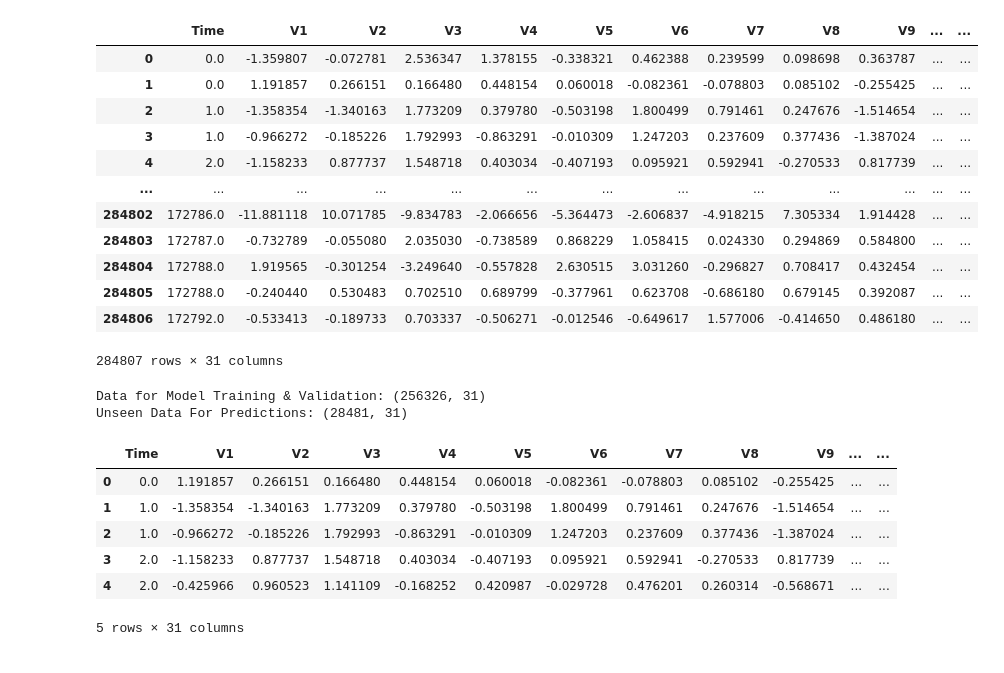
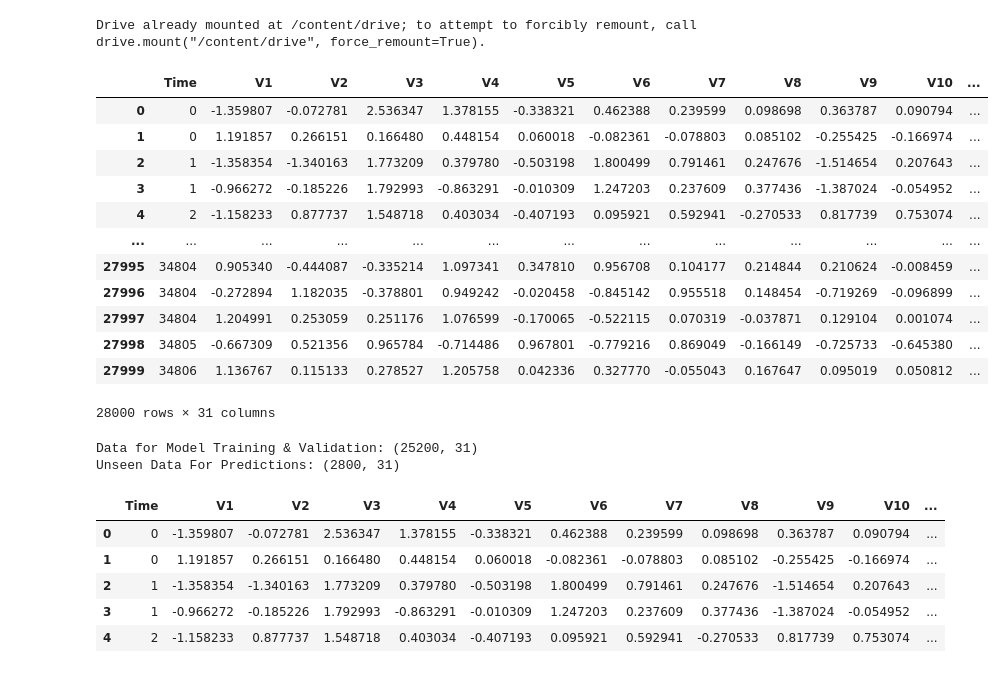
Before and after one commit to mdoshi2612/MLOps_Assignment, a Jupyter notebook: src/pycaret_expt1.ipynb, the cells around one changed output. Drawn from its saved outputs; the diff is of its cells as text; code cells hidden in the pictures.

```diff
--- a/src/pycaret_expt1.ipynb
+++ b/src/pycaret_expt1.ipynb
@@ -1,23 +1,27 @@
 # %%
 import pandas as pd
+# %%
+from google.colab import drive
+drive.mount('/content/drive')
+# %% [output]
+Drive already mounted at /content/drive; to attempt to forcibly remount, call drive.mount("/content/drive", force_remount=True).
 # %%
-file_path = "C:\\Users\Manav Doshi\Documents\LS 2021 Assignments\Fundamentals of MLOps\mlops_assignment\data\creditcard.csv"
-df = pd.read_csv(file_path)
+df = pd.read_csv('/content/drive/MyDrive/creditcard.csv', nrows = 28000)
 df
 # %% [output]
-|  | Time | V1 | V2 | V3 | V4 | V5 | V6 | V7 | V8 | V9 | ... | ... |
-| 0 | 0.0 | -1.359807 | -0.072781 | 2.536347 | 1.378155 | -0.338321 | 0.462388 | 0.239599 | 0.098698 | 0.363787 | ... | ... |
-| 1 | 0.0 | 1.191857 | 0.266151 | 0.166480 | 0.448154 | 0.060018 | -0.082361 | -0.078803 | 0.085102 | -0.255425 | ... | ... |
-| 2 | 1.0 | -1.358354 | -1.340163 | 1.773209 | 0.379780 | -0.503198 | 1.800499 | 0.791461 | 0.247676 | -1.514654 | ... | ... |
-| 3 | 1.0 | -0.966272 | -0.185226 | 1.792993 | -0.863291 | -0.010309 | 1.247203 | 0.237609 | 0.377436 | -1.387024 | ... | ... |
-| 4 | 2.0 | -1.158233 | 0.877737 | 1.548718 | 0.403034 | -0.407193 | 0.095921 | 0.592941 | -0.270533 | 0.817739 | ... | ... |
+|  | Time | V1 | V2 | V3 | V4 | V5 | V6 | V7 | V8 | V9 | V10 | ... |
+| 0 | 0 | -1.359807 | -0.072781 | 2.536347 | 1.378155 | -0.338321 | 0.462388 | 0.239599 | 0.098698 | 0.363787 | 0.090794 | ... |
+| 1 | 0 | 1.191857 | 0.266151 | 0.166480 | 0.448154 | 0.060018 | -0.082361 | -0.078803 | 0.085102 | -0.255425 | -0.166974 | ... |
+| 2 | 1 | -1.358354 | -1.340163 | 1.773209 | 0.379780 | -0.503198 | 1.800499 | 0.791461 | 0.247676 | -1.514654 | 0.207643 | ... |
+| 3 | 1 | -0.966272 | -0.185226 | 1.792993 | -0.863291 | -0.010309 | 1.247203 | 0.237609 | 0.377436 | -1.387024 | -0.054952 | ... |
+| 4 | 2 | -1.158233 | 0.877737 | 1.548718 | 0.403034 | -0.407193 | 0.095921 | 0.592941 | -0.270533 | 0.817739 | 0.753074 | ... |
 | ... | ... | ... | ... | ... | ... | ... | ... | ... | ... | ... | ... | ... |
-| 284802 | 172786.0 | -11.881118 | 10.071785 | -9.834783 | -2.066656 | -5.364473 | -2.606837 | -4.918215 | 7.305334 | 1.914428 | ... | ... |
-| 284803 | 172787.0 | -0.732789 | -0.055080 | 2.035030 | -0.738589 | 0.868229 | 1.058415 | 0.024330 | 0.294869 | 0.584800 | ... | ... |
-| 284804 | 172788.0 | 1.919565 | -0.301254 | -3.249640 | -0.557828 | 2.630515 | 3.031260 | -0.296827 | 0.708417 | 0.432454 | ... | ... |
-| 284805 | 172788.0 | -0.240440 | 0.530483 | 0.702510 | 0.689799 | -0.377961 | 0.623708 | -0.686180 | 0.679145 | 0.392087 | ... | ... |
-| 284806 | 172792.0 | -0.533413 | -0.189733 | 0.703337 | -0.506271 | -0.012546 | -0.649617 | 1.577006 | -0.414650 | 0.486180 | ... | ... |
+| 27995 | 34804 | 0.905340 | -0.444087 | -0.335214 | 1.097341 | 0.347810 | 0.956708 | 0.104177 | 0.214844 | 0.210624 | -0.008459 | ... |
+| 27996 | 34804 | -0.272894 | 1.182035 | -0.378801 | 0.949242 | -0.020458 | -0.845142 | 0.955518 | 0.148454 | -0.719269 | -0.096899 | ... |
+| 27997 | 34804 | 1.204991 | 0.253059 | 0.251176 | 1.076599 | -0.170065 | -0.522115 | 0.070319 | -0.037871 | 0.129104 | 0.001074 | ... |
+| 27998 | 34805 | -0.667309 | 0.521356 | 0.965784 | -0.714486 | 0.967801 | -0.779216 | 0.869049 | -0.166149 | -0.725733 | -0.645380 | ... |
+| 27999 | 34806 | 1.136767 | 0.115133 | 0.278527 | 1.205758 | 0.042336 | 0.327770 | -0.055043 | 0.167647 | 0.095019 | 0.050812 | ... |
-284807 rows × 31 columns
+28000 rows × 31 columns
 # %%
 test_dataset = df.sample(frac = 0.1, random_state = 42)
 df = df.drop(test_dataset.index)
@@ -28,15 +32,14 @@ test_dataset.reset_index(drop = True, inplace = True)
 print('Data for Model Training & Validation: ' + str(df.shape))
 print('Unseen Data For Predictions: ' + str(test_dataset.shape))
 # %% [output]
-Data for Model Training & Validation: (256326, 31)
-Unseen Data For Predictions: (28481, 31)
+Data for Model Training & Validation: (25200, 31)
+Unseen Data For Predictions: (2800, 31)
 # %%
 df.head()
 # %% [output]
-|  | Time | V1 | V2 | V3 | V4 | V5 | V6 | V7 | V8 | V9 | ... | ... |
-| 0 | 0.0 | 1.191857 | 0.266151 | 0.166480 | 0.448154 | 0.060018 | -0.082361 | -0.078803 | 0.085102 | -0.255425 | ... | ... |
-| 1 | 1.0 | -1.358354 | -1.340163 | 1.773209 | 0.379780 | -0.503198 | 1.800499 | 0.791461 | 0.247676 | -1.514654 | ... | ... |
-| 2 | 1.0 | -0.966272 | -0.185226 | 1.792993 | -0.863291 | -0.010309 | 1.247203 | 0.237609 | 0.377436 | -1.387024 | ... | ... |
-| 3 | 2.0 | -1.158233 | 0.877737 | 1.548718 | 0.403034 | -0.407193 | 0.095921 | 0.592941 | -0.270533 | 0.817739 | ... | ... |
-| 4 | 2.0 | -0.425966 | 0.960523 | 1.141109 | -0.168252 | 0.420987 | -0.029728 | 0.476201 | 0.260314 | -0.568671 | ... | ... |
+|  | Time | V1 | V2 | V3 | V4 | V5 | V6 | V7 | V8 | V9 | V10 | ... |
+| 0 | 0 | -1.359807 | -0.072781 | 2.536347 | 1.378155 | -0.338321 | 0.462388 | 0.239599 | 0.098698 | 0.363787 | 0.090794 | ... |
+| 1 | 0 | 1.191857 | 0.266151 | 0.166480 | 0.448154 | 0.060018 | -0.082361 | -0.078803 | 0.085102 | -0.255425 | -0.166974 | ... |
+| 2 | 1 | -1.358354 | -1.340163 | 1.773209 | 0.379780 | -0.503198 | 1.800499 | 0.791461 | 0.247676 | -1.514654 | 0.207643 | ... |
+| 3 | 1 | -0.966272 | -0.185226 | 1.792993 | -0.863291 | -0.010309 | 1.247203 | 0.237609 | 0.377436 | -1.387024 | -0.054952 | ... |
+| 4 | 2 | -1.158233 | 0.877737 | 1.548718 | 0.403034 | -0.407193 | 0.095921 | 0.592941 | -0.270533 | 0.817739 | 0.753074 | ... |
-5 rows × 31 columns
```
Also changed, not shown: parts of 25 cells of this notebook.
